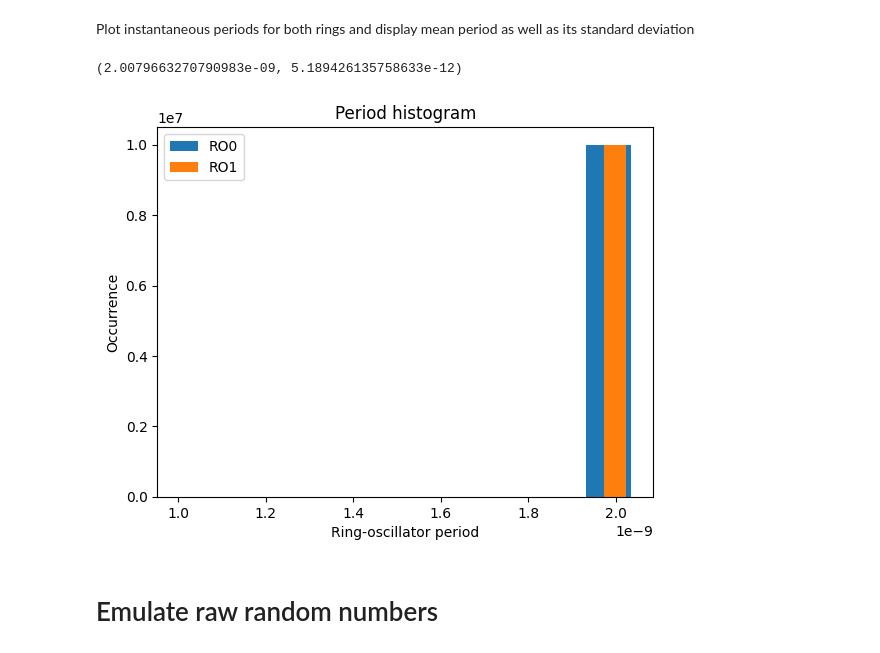
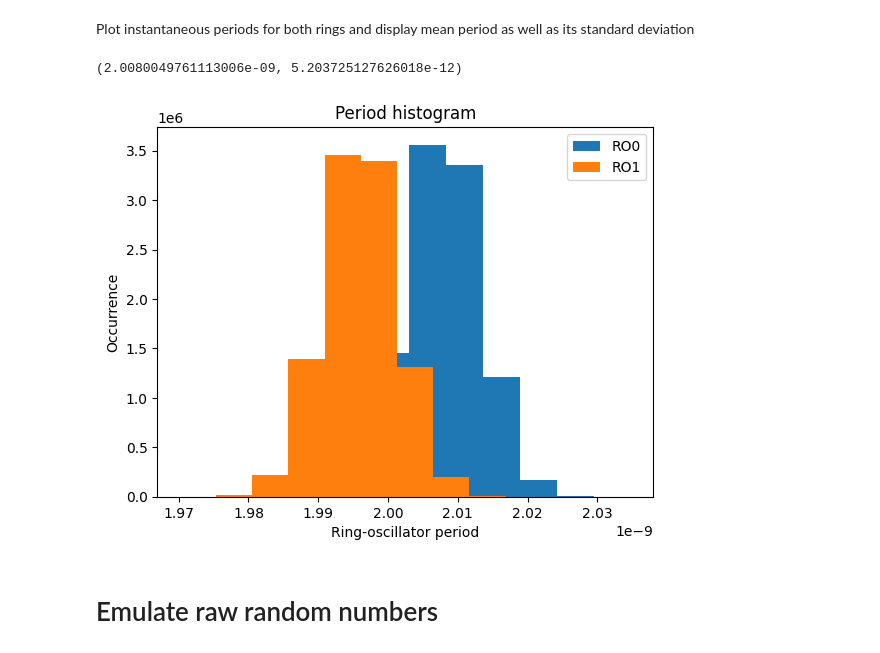
Before and after one commit to opentrng/ptrng, a Jupyter notebook: emulator/playground.ipynb, the cells around one changed output. Drawn from its saved outputs; the diff is of its cells as text; code cells hidden in the pictures.

Commit message:
Filtering first period for hist plots (to remove initial phase difference)

```diff
--- a/emulator/playground.ipynb
+++ b/emulator/playground.ipynb
@@ -24,16 +24,16 @@ ro1 = emulator.generate_periods(emulator.GENPERIODS, 501e6, emulator.A1_F500M, e
 # %% [markdown]
 Plot instantaneous periods for both rings and display mean period as well as its standard deviation
 # %%
-plt.hist(ro0, label='RO0')
-plt.hist(ro1, label='RO1')
+plt.hist(ro0[1:], label='RO0')
+plt.hist(ro1[1:], label='RO1')
 plt.legend()
 plt.title("Period histogram")
 plt.xlabel("Ring-oscillator period")
 plt.ylabel("Occurrence")
 np.mean(ro0), np.std(ro0)
 # %% [output]
-(2.0079663270790983e-09, 5.189426135758633e-12)
+(2.0080049761113006e-09, 5.203725127626018e-12)
-[figure, old version]
+[figure, new version]
 # %% [markdown]
 # Emulate raw random numbers
 # %% [markdown]
```
Also changed, not shown: parts of 4 cells of this notebook.
